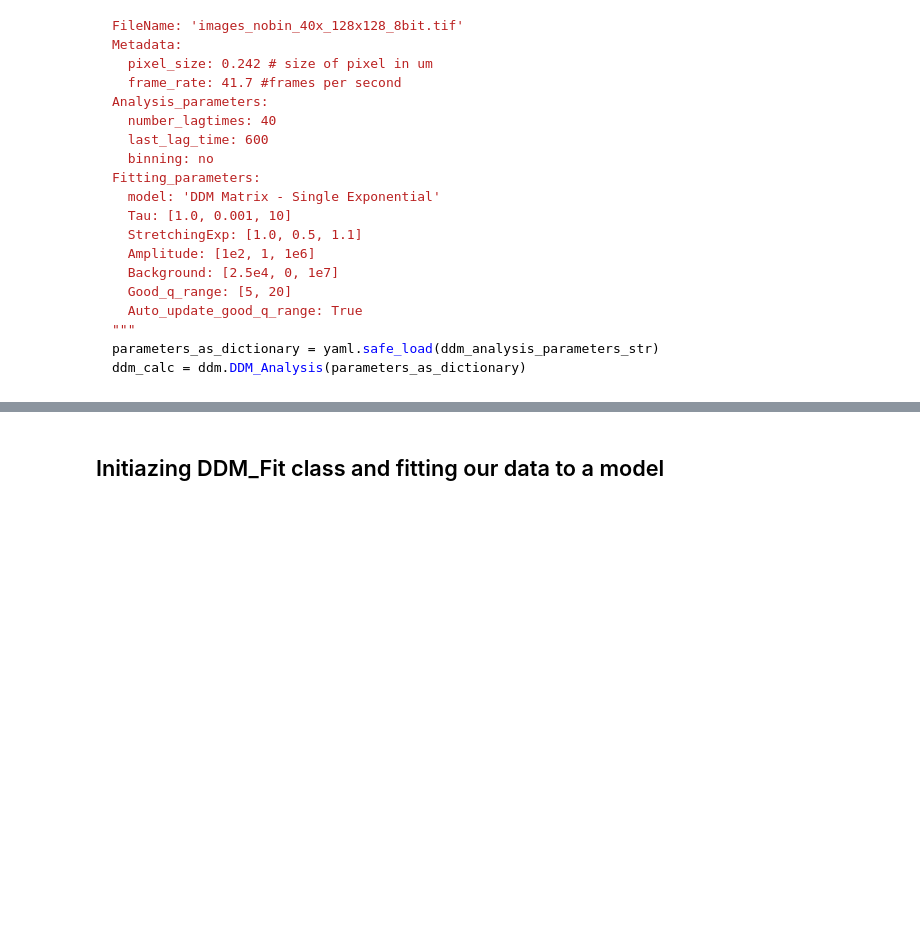
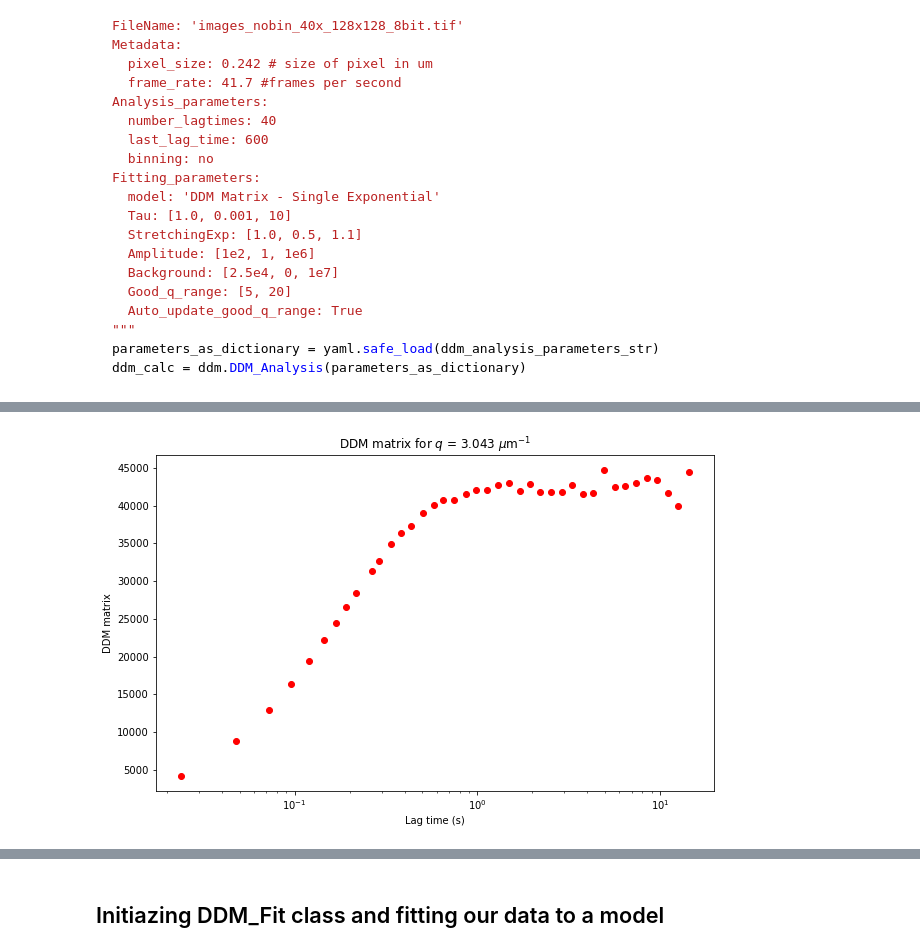
Before and after one commit to rmcgorty/PyDDM, a Jupyter notebook: Examples/DDM - Walkthrough - Diffusing Silica Beads - More in-depth.ipynb, the cells around one changed output, grey strips where cells are left out. Saved outputs shown, nothing was run; the diff lists cells and outputs as text; code cells hidden in the pictures; blank space fills up the shorter version.

```diff
--- a/Examples/DDM - Walkthrough - Diffusing Silica Beads - More in-depth.ipynb
+++ b/Examples/DDM - Walkthrough - Diffusing Silica Beads - More in-depth.ipynb
@@ -81,0 +126,9 @@ ddm_calc.calculate_DDM_matrix()
+# %%
+q_index = 15 #index of the list of q values
+plt.figure(figsize=(10,10/1.618))
+plt.semilogx(ddm_calc.ddm_dataset.lagtime, ddm_calc.ddm_dataset.ddm_matrix[:,q_index], 'ro')
+plt.xlabel("Lag time (s)")
+plt.ylabel("DDM matrix")
+plt.title("DDM matrix for $q$ = %.3f $\mu$m$^{-1}$" % ddm_calc.ddm_dataset.q[q_index]);
+# %% [output]
+[figure, added]
```
Also changed, not shown: parts of 50 cells of this notebook, 2 other files.
